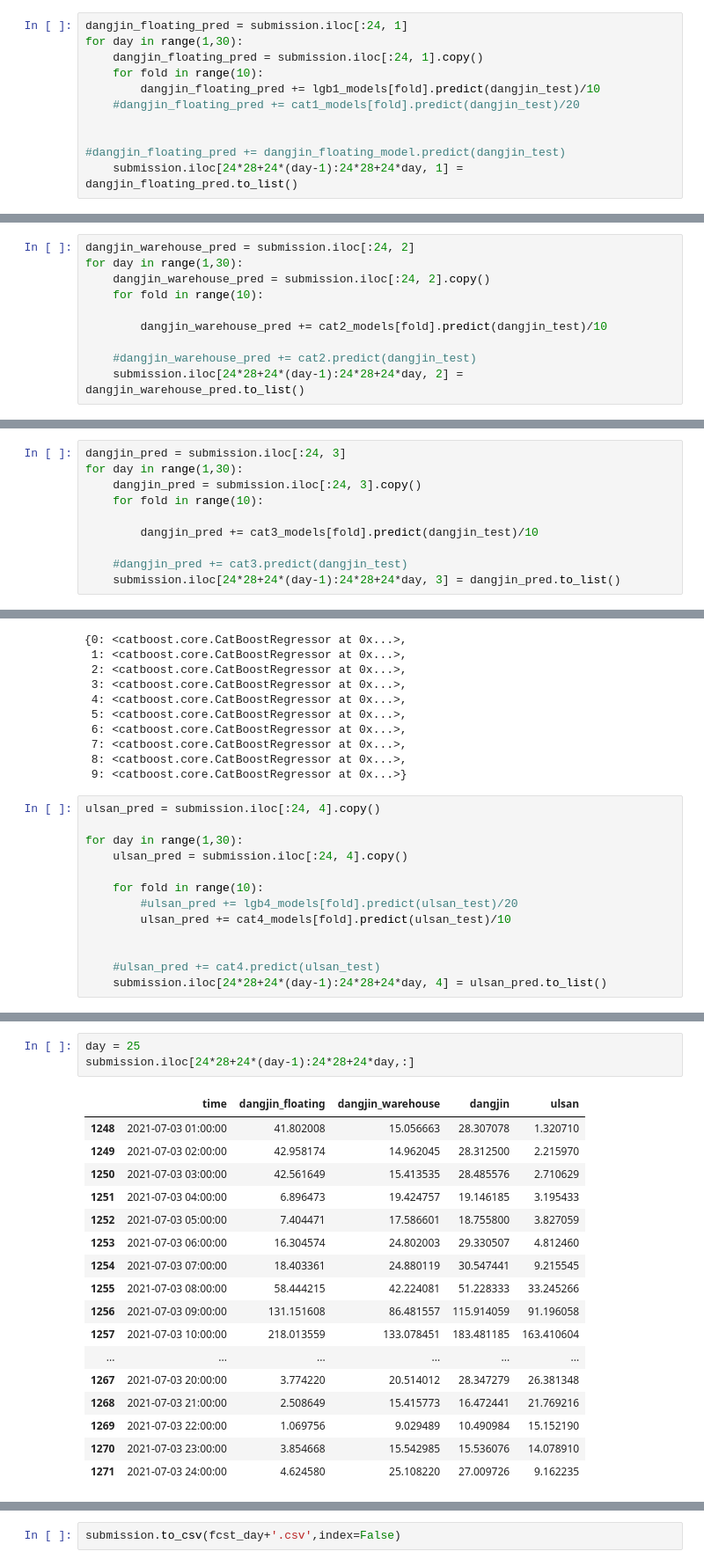
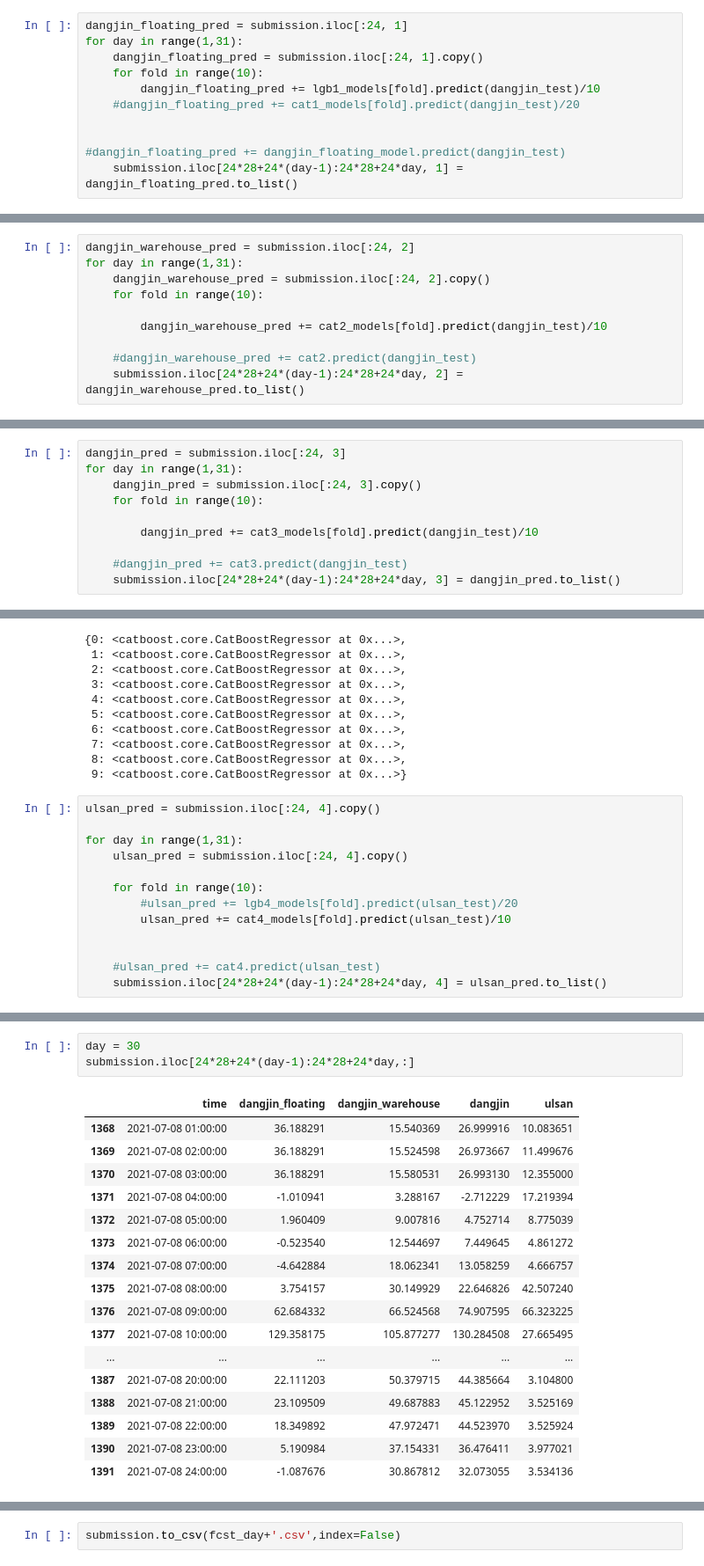
Before and after one commit to parkchanghyup/Dacon, a Jupyter notebook: 동서발전/동서발전_private.ipynb, the cells around one changed output, grey strips where cells are left out. Shown at 88% size. Saved outputs shown, nothing was run; the diff lists cells and outputs as text.

```diff
--- a/동서발전/동서발전_private.ipynb
+++ b/동서발전/동서발전_private.ipynb
@@ -951,7 +945,7 @@ for i in range(10):
     lgb1_models[i] = model
 # %%
 dangjin_floating_pred = submission.iloc[:24, 1]
-for day in range(1,30):
+for day in range(1,31):
     dangjin_floating_pred = submission.iloc[:24, 1].copy()
     for fold in range(10):
         dangjin_floating_pred += lgb1_models[fold].predict(dangjin_test)/10
@@ -999,7 +993,7 @@ cat2_models
  9: <catboost.core.CatBoostRegressor at 0x...>}
 # %%
 dangjin_warehouse_pred = submission.iloc[:24, 2]
-for day in range(1,30):
+for day in range(1,31):
     dangjin_warehouse_pred = submission.iloc[:24, 2].copy()
     for fold in range(10):
 
@@ -1026,7 +1020,7 @@ cat3_models
  9: <catboost.core.CatBoostRegressor at 0x...>}
 # %%
 dangjin_pred = submission.iloc[:24, 3]
-for day in range(1,30):
+for day in range(1,31):
     dangjin_pred = submission.iloc[:24, 3].copy()
     for fold in range(10):
 
@@ -1054,7 +1048,7 @@ cat4_models
 # %%
 ulsan_pred = submission.iloc[:24, 4].copy()
 
-for day in range(1,30):
+for day in range(1,31):
     ulsan_pred = submission.iloc[:24, 4].copy()
 
     for fold in range(10):
@@ -1107,21 +1106,21 @@ submission.iloc[24*28+24*(day-1):24*28+24*day,:]
 # %%
-day = 25
+day = 30
 submission.iloc[24*28+24*(day-1):24*28+24*day,:]
 # %% [output]
 |  | time | dangjin_floating | dangjin_warehouse | dangjin | ulsan |
-| 1248 | 2021-07-03 01:00:00 | 41.802008 | 15.056663 | 28.307078 | 1.320710 |
-| 1249 | 2021-07-03 02:00:00 | 42.958174 | 14.962045 | 28.312500 | 2.215970 |
-| 1250 | 2021-07-03 03:00:00 | 42.561649 | 15.413535 | 28.485576 | 2.710629 |
-| 1251 | 2021-07-03 04:00:00 | 6.896473 | 19.424757 | 19.146185 | 3.195433 |
-| 1252 | 2021-07-03 05:00:00 | 7.404471 | 17.586601 | 18.755800 | 3.827059 |
-| 1253 | 2021-07-03 06:00:00 | 16.304574 | 24.802003 | 29.330507 | 4.812460 |
-| 1254 | 2021-07-03 07:00:00 | 18.403361 | 24.880119 | 30.547441 | 9.215545 |
-| 1255 | 2021-07-03 08:00:00 | 58.444215 | 42.224081 | 51.228333 | 33.245266 |
-| 1256 | 2021-07-03 09:00:00 | 131.151608 | 86.481557 | 115.914059 | 91.196058 |
-| 1257 | 2021-07-03 10:00:00 | 218.013559 | 133.078451 | 183.481185 | 163.410604 |
+| 1368 | 2021-07-08 01:00:00 | 36.188291 | 15.540369 | 26.999916 | 10.083651 |
+| 1369 | 2021-07-08 02:00:00 | 36.188291 | 15.524598 | 26.973667 | 11.499676 |
+| 1370 | 2021-07-08 03:00:00 | 36.188291 | 15.580531 | 26.993130 | 12.355000 |
+| 1371 | 2021-07-08 04:00:00 | -1.010941 | 3.288167 | -2.712229 | 17.219394 |
+| 1372 | 2021-07-08 05:00:00 | 1.960409 | 9.007816 | 4.752714 | 8.775039 |
+| 1373 | 2021-07-08 06:00:00 | -0.523540 | 12.544697 | 7.449645 | 4.861272 |
+| 1374 | 2021-07-08 07:00:00 | -4.642884 | 18.062341 | 13.058259 | 4.666757 |
+| 1375 | 2021-07-08 08:00:00 | 3.754157 | 30.149929 | 22.646826 | 42.507240 |
+| 1376 | 2021-07-08 09:00:00 | 62.684332 | 66.524568 | 74.907595 | 66.323225 |
+| 1377 | 2021-07-08 10:00:00 | 129.358175 | 105.877277 | 130.284508 | 27.665495 |
 | ... | ... | ... | ... | ... | ... |
-| 1267 | 2021-07-03 20:00:00 | 3.774220 | 20.514012 | 28.347279 | 26.381348 |
-| 1268 | 2021-07-03 21:00:00 | 2.508649 | 15.415773 | 16.472441 | 21.769216 |
-| 1269 | 2021-07-03 22:00:00 | 1.069756 | 9.029489 | 10.490984 | 15.152190 |
-| 1270 | 2021-07-03 23:00:00 | 3.854668 | 15.542985 | 15.536076 | 14.078910 |
-| 1271 | 2021-07-03 24:00:00 | 4.624580 | 25.108220 | 27.009726 | 9.162235 |
+| 1387 | 2021-07-08 20:00:00 | 22.111203 | 50.379715 | 44.385664 | 3.104800 |
+| 1388 | 2021-07-08 21:00:00 | 23.109509 | 49.687883 | 45.122952 | 3.525169 |
+| 1389 | 2021-07-08 22:00:00 | 18.349892 | 47.972471 | 44.523970 | 3.525924 |
+| 1390 | 2021-07-08 23:00:00 | 5.190984 | 37.154331 | 36.476411 | 3.977021 |
+| 1391 | 2021-07-08 24:00:00 | -1.087676 | 30.867812 | 32.073055 | 3.534136 |
```
Also changed, not shown: parts of 13 cells of this notebook.
